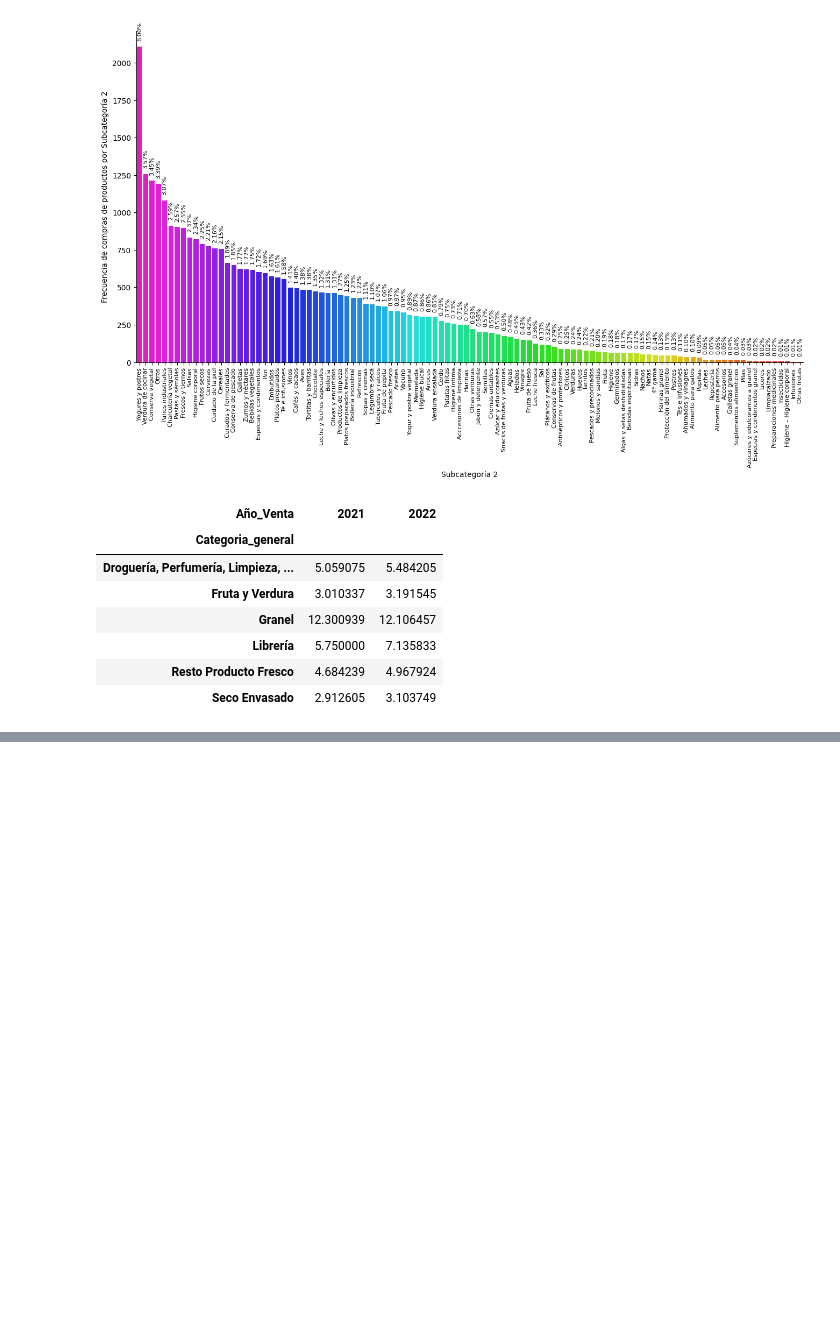
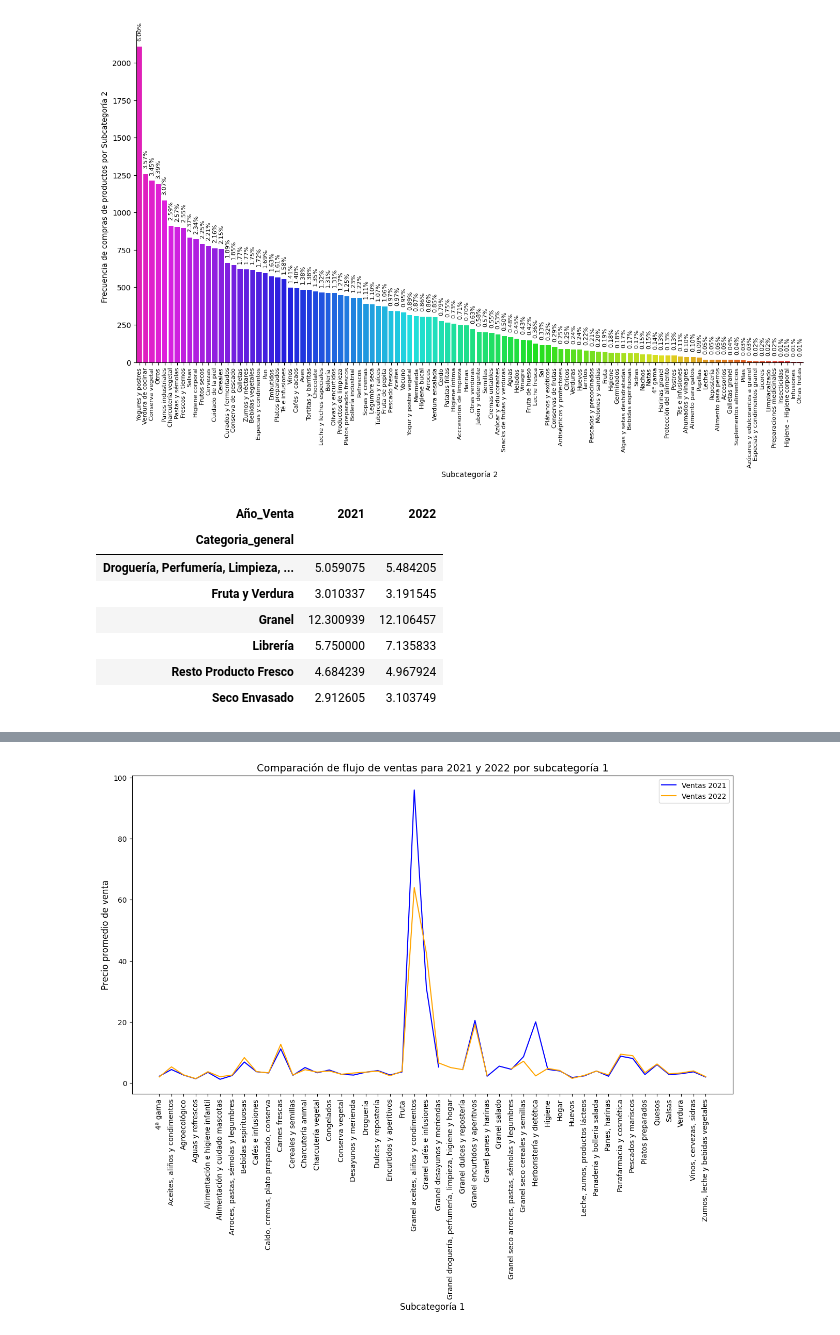
Before and after one commit to Factoria-F5-AI-Bootcamp-1-Edicion/Proyecto_Osa, a Jupyter notebook: EDA_Osa.ipynb, the cells around one changed output, grey strips where cells are left out. Cells and saved outputs as stored; diff of their text form; code cells hidden in the pictures; blank space fills up the shorter version.

Commit message:
Gráfico: Comparación de flujo de ventas para 2021 y 2022 por subcategoría 1

```diff
--- a/EDA_Osa.ipynb
+++ b/EDA_Osa.ipynb
@@ -683,0 +743,30 @@ plt.show()
+# %%
+# Gráfica: Comparación de flujo de ventas para 2021 y 2022 por subcategoría 1
+
+# Pivotea los datos
+Variacion_Venta_SubCatego1 = Osa_df.pivot_table(index='Subcategoria_1', columns=str('Año_Venta'), values='Precio_Prod', aggfunc='mean')
+
+# Selecciona solo los datos de 2021 y 2022
+ventas_2021 = Variacion_Venta_SubCatego1[2021]
+ventas_2022 = Variacion_Venta_SubCatego1[2022]
+
+# Ajusta el tamaño de la figura
+fig, ax = plt.subplots(figsize=(15, 8))
+
+# Crea el gráfico de líneas
+ax.plot(ventas_2021.index, ventas_2021.values, color='blue', label='Ventas 2021')
+ax.plot(ventas_2022.index, ventas_2022.values, color='orange', label='Ventas 2022')
+
+# Ajusta los rótulos del eje x
+ax.set_xticklabels(ventas_2021.index, rotation=90)
+
+# Agrega leyendas y títulos
+plt.legend()
+plt.title('Comparación de flujo de ventas para 2021 y 2022 por subcategoría 1',  fontsize=14)
+plt.xlabel('Subcategoría 1',  fontsize=12)
+plt.ylabel('Precio promedio de venta',  fontsize=12)
+
+# Muestra el gráfico
+plt.show()
+# %% [output]
+[figure, added]
```
Also changed, not shown: parts of 18 cells of this notebook.
